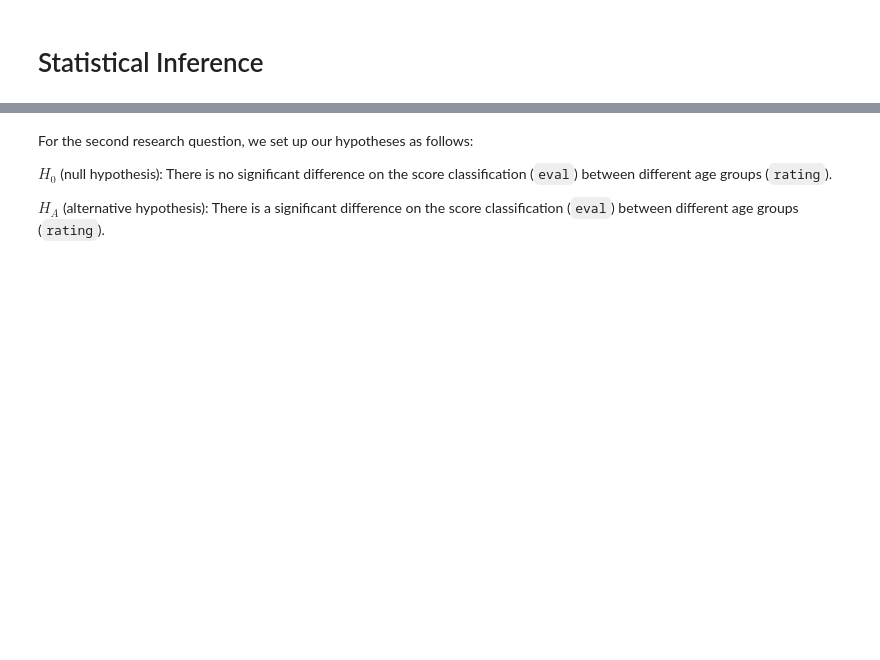
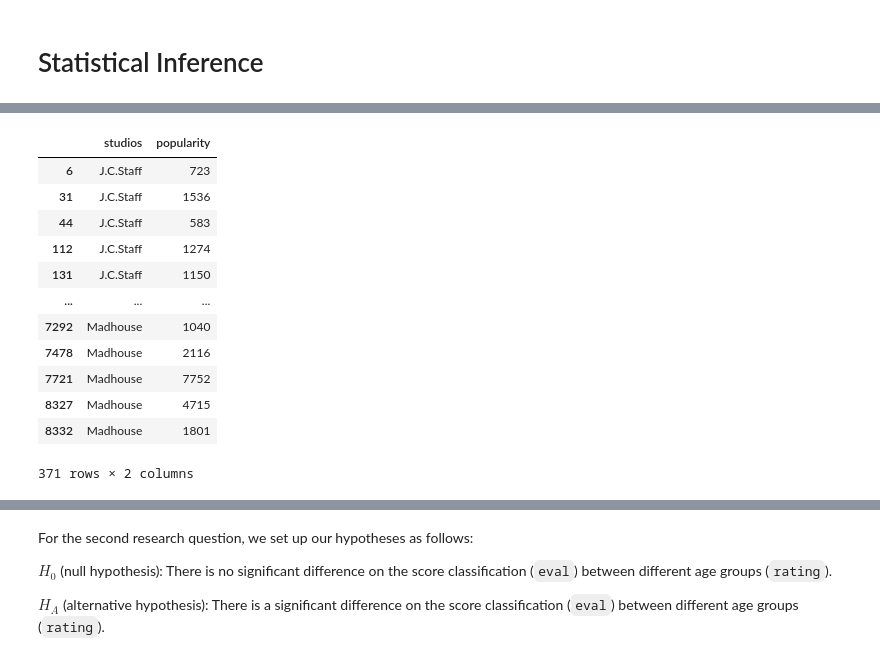
Before and after one commit to gavindizon/CSMODEL, a Jupyter notebook: Project 1 - Statistical Inference/CSMODEL-Project1-S14-Group#9.ipynb, the cells around one changed output, grey strips where cells are left out. Cells and saved outputs as stored; diff of their text form; code cells hidden in the pictures; blank space fills up the shorter version.

```diff
--- a/Project 1 - Statistical Inference/CSMODEL-Project1-S14-Group#9.ipynb
+++ b/Project 1 - Statistical Inference/CSMODEL-Project1-S14-Group#9.ipynb
@@ -413,0 +425,21 @@ $H_A$ (alternative hypothesis): There is a significant difference between the nu
+# %%
+df_jc = df_eda3.drop(df_eda3[df_eda3['studios'].str.contains("J.C.Staff") ==  False].index)
+df_mad = df_eda3.drop(df_eda3[df_eda3['studios'].str.contains("Madhouse") ==  False].index)
+df_jc = df_jc[['studios', 'popularity']]
+df_mad = df_mad[['studios','popularity']]
+df_res = pd.concat([df_jc, df_mad], axis=0)
+df_res
+# %% [output]
+|  | studios | popularity |
+| 6 | J.C.Staff | 723 |
+| 31 | J.C.Staff | 1536 |
+| 44 | J.C.Staff | 583 |
+| 112 | J.C.Staff | 1274 |
+| 131 | J.C.Staff | 1150 |
+| ... | ... | ... |
+| 7292 | Madhouse | 1040 |
+| 7478 | Madhouse | 2116 |
+| 7721 | Madhouse | 7752 |
+| 8327 | Madhouse | 4715 |
+| 8332 | Madhouse | 1801 |
+371 rows × 2 columns
```
Also changed, not shown: parts of 21 cells of this notebook.
